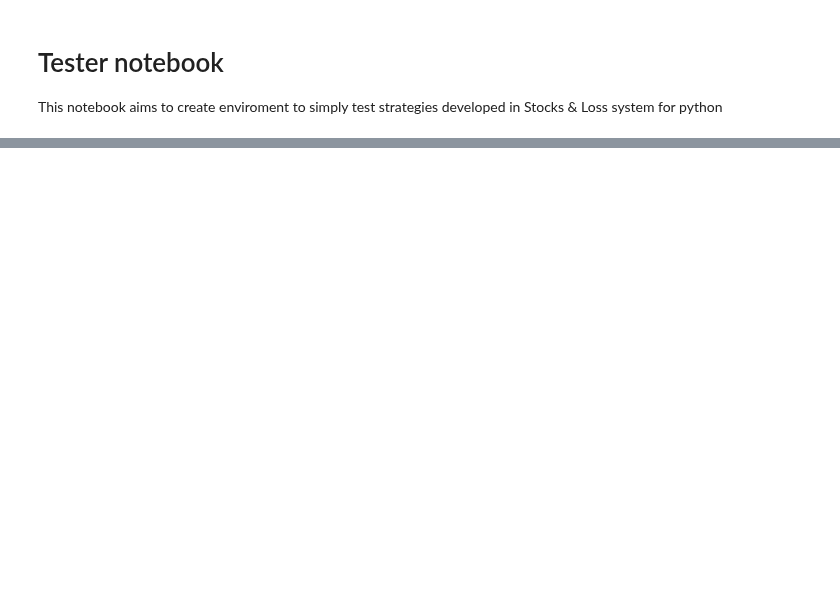
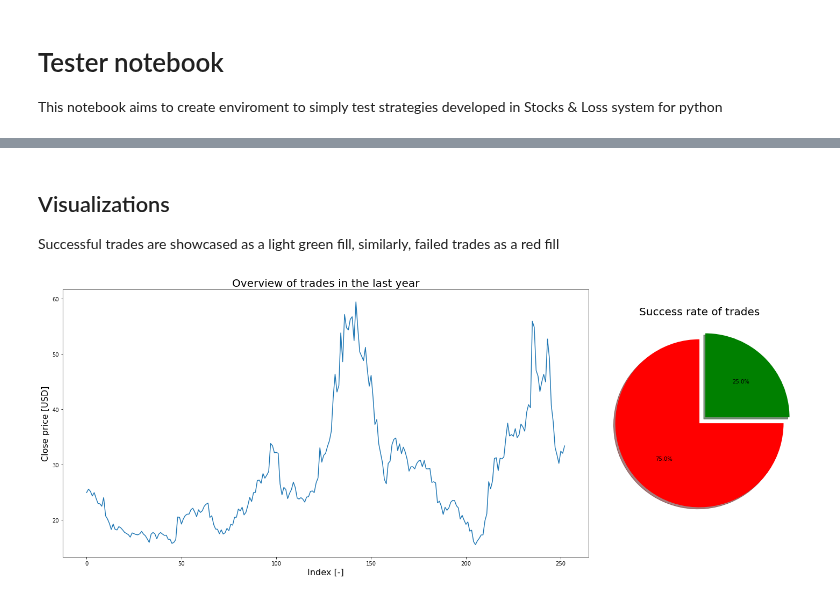
Before and after one commit to ofinke/stocksandloss, a Jupyter notebook: tester.ipynb, the cells around one changed output, grey strips where cells are left out. Cells and saved outputs as stored; diff of their text form; code cells hidden in the pictures; blank space fills up the shorter version.

```diff
--- a/tester.ipynb
+++ b/tester.ipynb
@@ -48,0 +58,23 @@ display(summary)
+# %% [markdown]
+## Visualizations
+
+Successful trades are showcased as a light green fill, similarly, failed trades as a red fill
+# %%
+gtrades = summary["Good trade?"].sum()
+trades = summary["Good trade?"].size
+
+fig, ax = plt.subplots(ncols=2, figsize=(20,8), gridspec_kw={'width_ratios': [2.5, 1]})
+
+# plot closed prices and highlighted trades
+ax[0].plot(stock.data["Close"])
+ax[0].set_title("Overview of trades in the last year", fontsize=20)
+ax[0].set_ylabel("Close price [USD]", fontsize=16)
+ax[0].set_xlabel("Index [-]", fontsize=16)
+
+# plot piechart with percentage of succesful trades (profit / loss)
+ax[1].pie([gtrades, trades-gtrades], colors=["g","r"], shadow=True, explode=(0.1, 0), autopct="%1.1f%%")
+ax[1].set_title("Success rate of trades", fontsize=20)
+
+fig.tight_layout()
+# %% [output]
+[figure, added]
```
Also changed, not shown: parts of 9 cells of this notebook, 3 other files.
